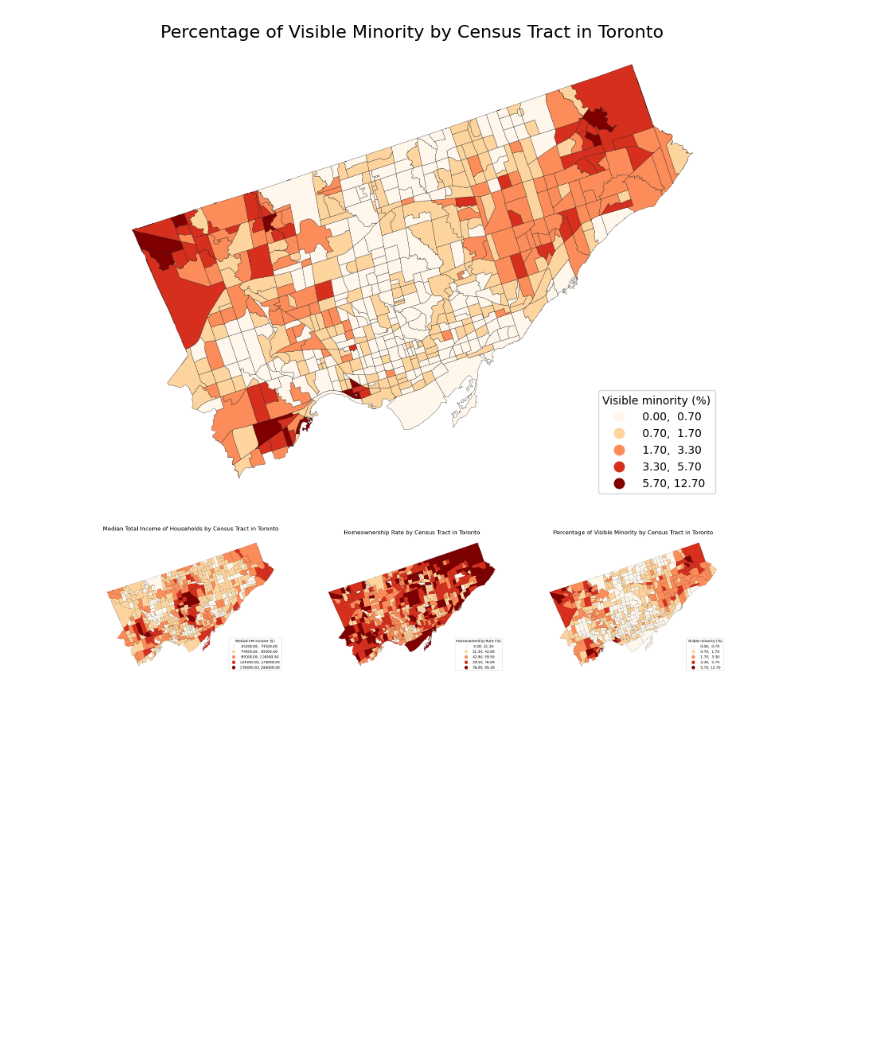
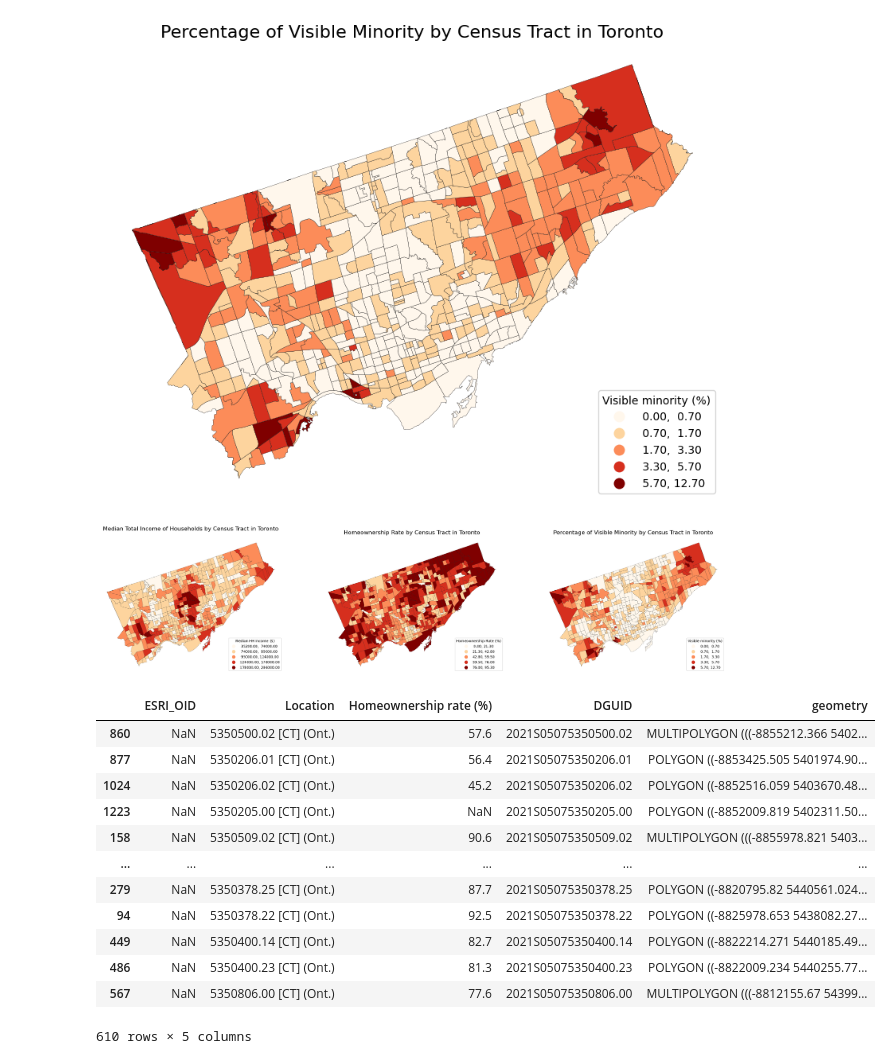
Before and after one commit to polina-gorn/GGR375-Group-Project, a Jupyter notebook: CT_data_map.ipynb, the cells around one changed output. Drawn from its saved outputs; the diff is of its cells as text; code cells hidden in the pictures; blank space fills up the shorter version.

```diff
--- a/CT_data_map.ipynb
+++ b/CT_data_map.ipynb
@@ -74,3 +76,23 @@ m2.set_title("Percentage of Visible Minority by Census Tract in Toronto", fontsi
 m2.set_axis_off()
 # %% [output]
 [figure]
+# %%
+import libpysal as lps
+
+to_ct.to_crs("epsg:3857")
+mmhh_to.to_crs("epsg:3857")
+hor_to.to_crs("epsg:3857")
+# %% [output]
+|  | ESRI_OID | Location | Homeownership rate (%) | DGUID | geometry |
+| 860 | NaN | 5350500.02 [CT] (Ont.) | 57.6 | 2021S05075350500.02 | MULTIPOLYGON (((-8855212.366 5402... |
+| 877 | NaN | 5350206.01 [CT] (Ont.) | 56.4 | 2021S05075350206.01 | POLYGON ((-8853425.505 5401974.90... |
+| 1024 | NaN | 5350206.02 [CT] (Ont.) | 45.2 | 2021S05075350206.02 | POLYGON ((-8852516.059 5403670.48... |
+| 1223 | NaN | 5350205.00 [CT] (Ont.) | NaN | 2021S05075350205.00 | POLYGON ((-8852009.819 5402311.50... |
+| 158 | NaN | 5350509.02 [CT] (Ont.) | 90.6 | 2021S05075350509.02 | MULTIPOLYGON (((-8855978.821 5403... |
+| ... | ... | ... | ... | ... | ... |
+| 279 | NaN | 5350378.25 [CT] (Ont.) | 87.7 | 2021S05075350378.25 | POLYGON ((-8820795.82 5440561.024... |
+| 94 | NaN | 5350378.22 [CT] (Ont.) | 92.5 | 2021S05075350378.22 | POLYGON ((-8825978.653 5438082.27... |
+| 449 | NaN | 5350400.14 [CT] (Ont.) | 82.7 | 2021S05075350400.14 | POLYGON ((-8822214.271 5440185.49... |
+| 486 | NaN | 5350400.23 [CT] (Ont.) | 81.3 | 2021S05075350400.23 | POLYGON ((-8822009.234 5440255.77... |
+| 567 | NaN | 5350806.00 [CT] (Ont.) | 77.6 | 2021S05075350806.00 | MULTIPOLYGON (((-8812155.67 54399... |
+610 rows × 5 columns
```
Also changed, not shown: parts of 5 cells of this notebook, 5 other files.
